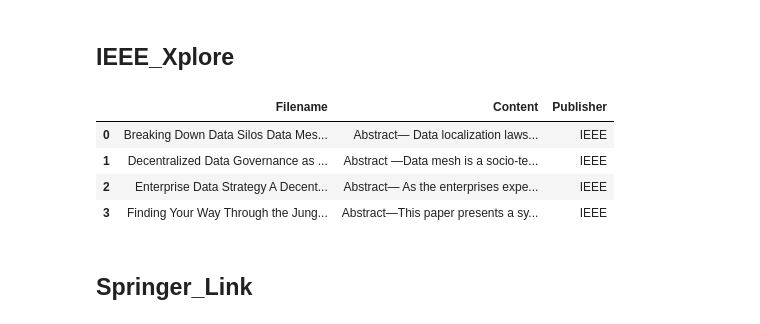
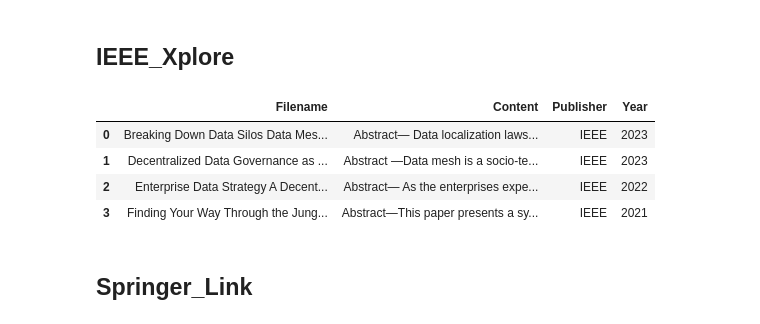
Before and after one commit to clumsyspeedboat/data_mesh_topics_and_sentiment, a Jupyter notebook: 01_Extract_pdf.ipynb, the cells around one changed output. Drawn from its saved outputs; the diff is of its cells as text; code cells hidden in the pictures.

```diff
--- a/01_Extract_pdf.ipynb
+++ b/01_Extract_pdf.ipynb
@@ -76,18 +76,18 @@ custom_exclusion = ['XXX-X-XXXX-XXXX-X/XX/$XX.00 ©20XX IEEE',
                     ' Decentralized Data MeshApproachVijay Kumar Butte1, Sujata Butte*2*University of Idaho,  Idaho Falls, ID, USA2suja2591@vandals.uidaho.edu1hellovkb@gmail.com',
                     'pproaches  Arif Wider  1,2  , Sumedha Verma  1  , and Atif Akhtar  1  1  Thoughtworks Germany      2  Hochschule für Technik und Wirtschaft Berlin      ',
                     'Authorized licensed use limited to: Technische Hochschule Ingolstadt. Downloaded on October 24,2023 at 14:12:06 UTC from IEEE Xplore. Restrictions apply.',
-                    '2023 International Conference on Computer, Electronics & Electrical Engineering & their Applications (IC2E3) | 979-8-3503-3800-3/23/$31.00 ©2023 IEEE | DOI: 10.1109/IC2E357697.2023.10262765',
+                    '2023 International Conference on Computer, Electronics & Electrical Engineering & their Applications (IC2E3) | 979-8-3503-3800-3 %CITAVIPICKER£979-8-3503-3800-3£Add to Citavi project by ISBN£% %CITAVIPICKER£979-8-3503-3800-3£Add to Citavi project by ISBN£%/23/$31.00 ©2023 IEEE | DOI: 10.1109/IC2E357697.2023.10262765',
                     '979-8-3503-0485-5/23/$31.00 ©2023 IEEE',
                     'DOI 10.1109/ICWS60048.2023.00101',
                     'Authorized licensed use limited to: Technische Hochschule Ingolstadt. Downloaded on October 24,2023 at 14:16:27 UTC from IEEE Xplore. Restrictions apply.',
-                    '2023 IEEE International Conference on Web Services (ICWS) | 979-8-3503-0485-5/23/$31.00 ©2023 IEEE | DOI: 10.1109/ICWS60048.2023.00101',
+                    '2023 IEEE International Conference on Web Services (ICWS) | 979-8-3503-0485-5 %CITAVIPICKER£979-8-3503-0485-5£Add to Citavi project by ISBN£% %CITAVIPICKER£979-8-3503-0485-5£Add to Citavi project by ISBN£% %CITAVIPICKER£979-8-3503-0485-5£Add to Citavi project by ISBN£% %CITAVIPICKER£979-8-3503-0485-5£Add to Citavi project by ISBN£%/23/$31.00 ©2023 IEEE | DOI: 10.1109/ICWS60048.2023.00101',
                     'Authorized licensed use limited to: Technische Hochschule Ingolstadt. Downloaded on October 24,2023 at 14:12:37 UTC from IEEE Xplore. Restrictions apply.',
                     '978-1-6654-9058-0/22/$31.00 ©2022 IEEE',
                     '2022 International Conference on Data Analytics for Business and Industry (ICDABI) |978-1-6654-9058-0/22/$31.00 ©2022 IEEE |DOI: 10.1109/ICDABI56818.2022.10041672',
                     '2022 International Conference on Data Analytics for Business and Industry (ICDABI)',
                     '978-1-6654-3902-2/21/$31.00 ©2021 IEEE',
                     'Authorized licensed use limited to: Technische Hochschule Ingolstadt. Downloaded on October 24,2023 at 14:15:32 UTC from IEEE Xplore. Restrictions apply.',
-                    '2021 IEEE International Conference on Big Data (Big Data) | 978-1-6654-3902-2/21/$31.00 ©2021 IEEE | DOI: 10.1109/BigData52589.2021.9671862'
+                    '2021 IEEE International Conference on Big Data (Big Data) | 978-1-6654-3902-2 %CITAVIPICKER£978-1-6654-3902-2£Add to Citavi project by ISBN£% %CITAVIPICKER£978-1-6654-3902-2£Add to Citavi project by ISBN£% %CITAVIPICKER£978-1-6654-3902-2£Add to Citavi project by ISBN£% %CITAVIPICKER£978-1-6654-3902-2£Add to Citavi project by ISBN£%/21/$31.00 ©2021 IEEE | DOI: 10.1109/BigData52589.2021.9671862'
                    ]
 start_section = 'Abstract'
 exclude_section = 'References'
@@ -110,10 +110,12 @@ for filename in os.listdir(folder_path):
 # %%
 IEEE_pdf_df = pd.DataFrame(list(IEEE_pdf_content_dict.items()), columns=['Filename', 'Content'])
 IEEE_pdf_df["Publisher"] = "IEEE"
+IEEE_pdf_df_year = [2023, 2023, 2022, 2021]
+IEEE_pdf_df["Year"] = IEEE_pdf_df_year
 IEEE_pdf_df
 # %% [output]
-|  | Filename | Content | Publisher |
-| 0 | Breaking Down Data Silos Data Mes... | Abstract— Data localization laws... | IEEE |
-| 1 | Decentralized Data Governance as ... | Abstract —Data mesh is a socio-te... | IEEE |
-| 2 | Enterprise Data Strategy A Decent... | Abstract— As the enterprises expe... | IEEE |
-| 3 | Finding Your Way Through the Jung... | Abstract—This paper presents a sy... | IEEE |
+|  | Filename | Content | Publisher | Year |
+| 0 | Breaking Down Data Silos Data Mes... | Abstract— Data localization laws... | IEEE | 2023 |
+| 1 | Decentralized Data Governance as ... | Abstract —Data mesh is a socio-te... | IEEE | 2023 |
+| 2 | Enterprise Data Strategy A Decent... | Abstract— As the enterprises expe... | IEEE | 2022 |
+| 3 | Finding Your Way Through the Jung... | Abstract—This paper presents a sy... | IEEE | 2021 |
```
Also changed, not shown: parts of 10 cells of this notebook, 3 other files.
